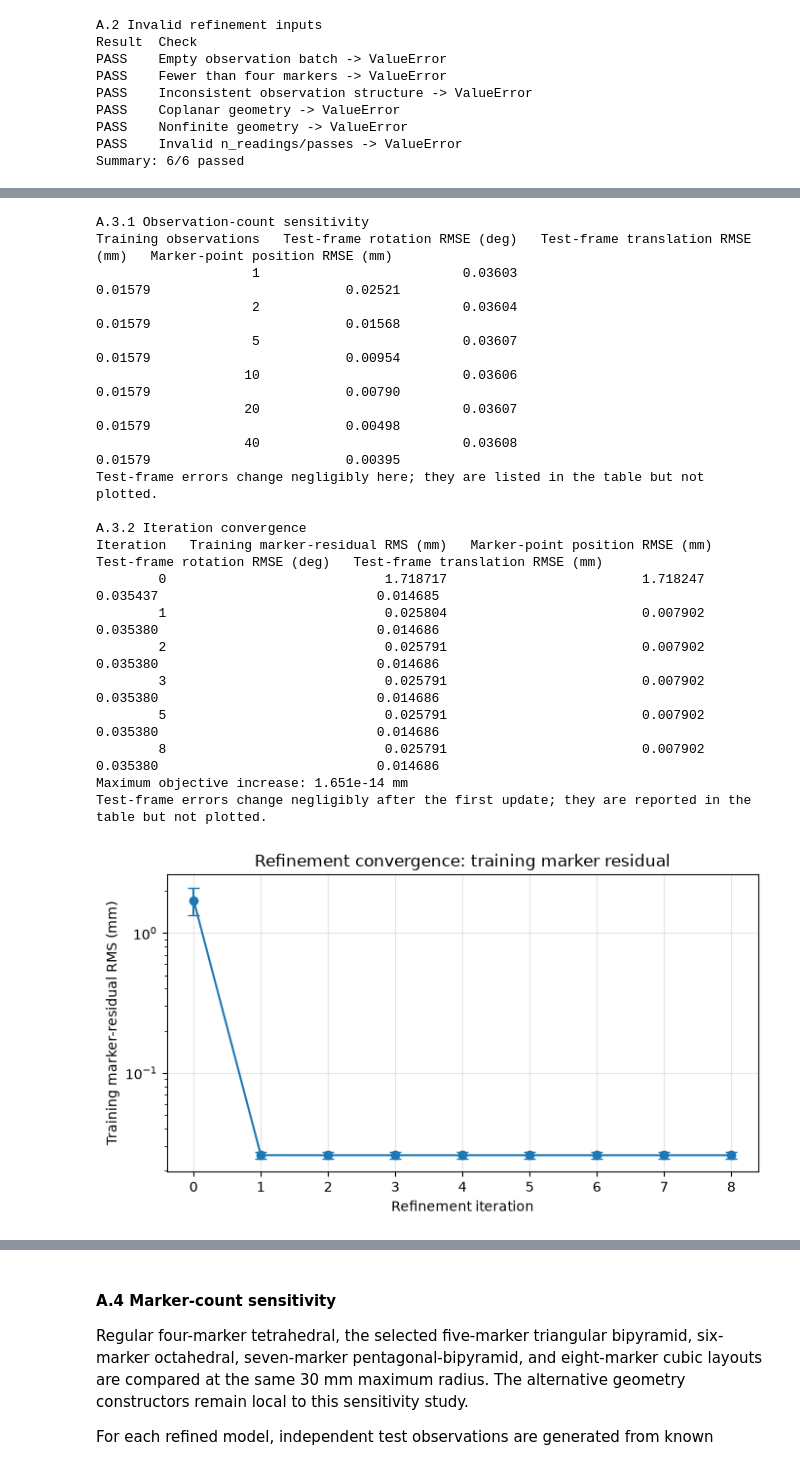
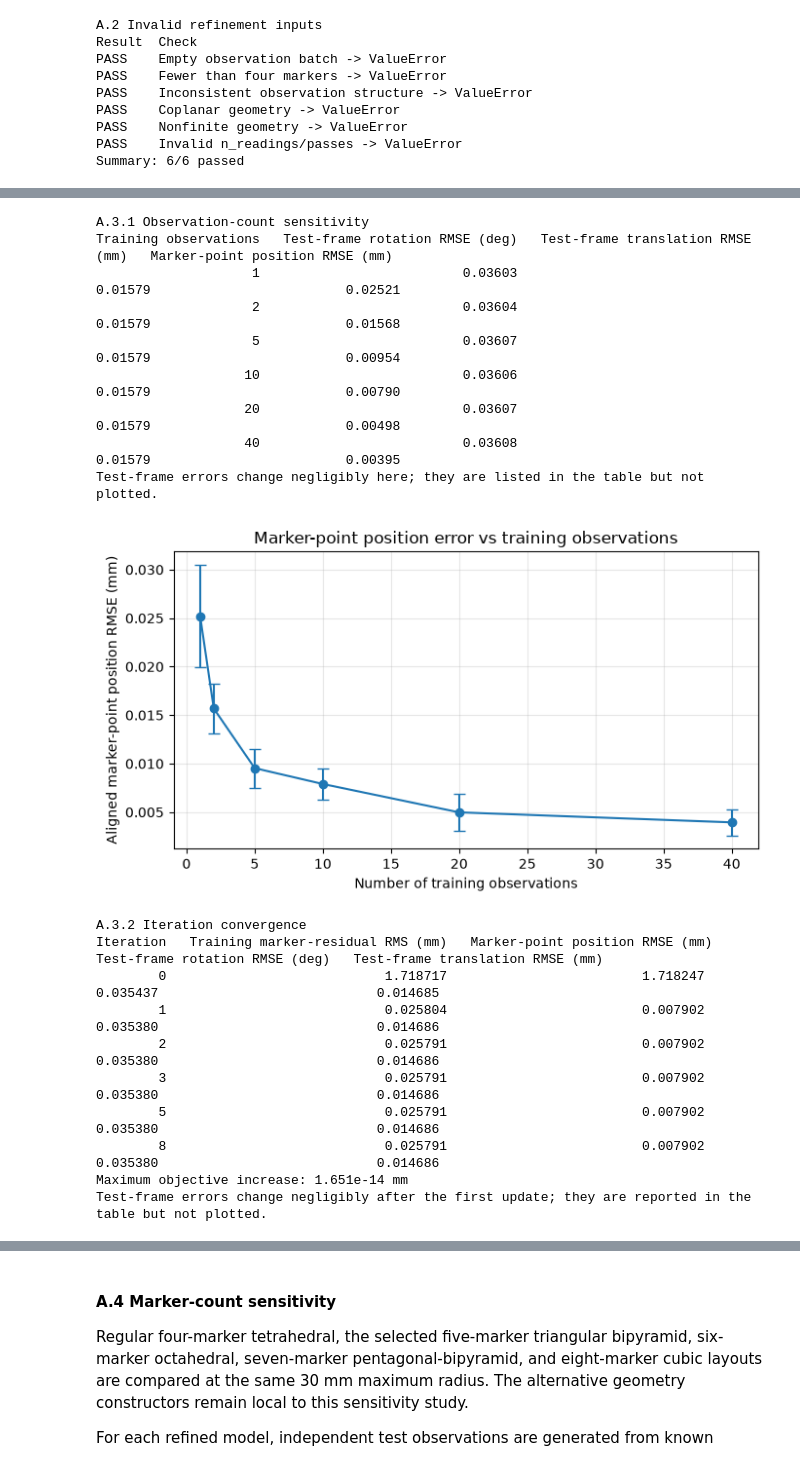
Before and after one commit to Edward-Lin-maker/CIS_I_Course, a Jupyter notebook: assignments/assignment1/notebooks/assignment1_template.ipynb, the cells around one changed output, grey strips where cells are left out. Saved outputs shown, nothing was run; the diff lists cells and outputs as text; code cells hidden in the pictures.

Commit message:
Restore refinement observation plot

```diff
--- a/assignments/assignment1/notebooks/assignment1_template.ipynb
+++ b/assignments/assignment1/notebooks/assignment1_template.ipynb
@@ -1482,6 +1483,25 @@ print(
     "Test-frame errors change negligibly here; they are listed in the table "
     "but not plotted."
 )
+
+# More training observations reduce error in the recovered local marker
+# coordinates; test-frame errors remain in the table because they barely vary.
+figure, axis = plt.subplots(figsize=(7, 4))
+axis.errorbar(
+    refinement_reading_counts,
+    reading_means[:, 0],
+    yerr=reading_stds[:, 0],
+    fmt="o-",
+    capsize=4,
+)
+axis.set(
+    title="Marker-point position error vs training observations",
+    xlabel="Number of training observations",
+    ylabel="Aligned marker-point position RMSE (mm)",
+)
+axis.grid(alpha=0.3)
+plt.tight_layout()
+plt.show()
 
 # A.3.2: reuse one ten-observation set over one continuous trajectory.
 convergence_passes = 8
@@ -1543,42 +1563,41 @@ print(
 
 # The optimized training residual is the direct convergence criterion.
 figure, axis = plt.subplots(figsize=(7, 4))
 axis.errorbar(
     convergence_iterations,
     objective_means,
     yerr=objective_stds,
     fmt="o-",
     capsize=4,
 )
 axis.set(
     title="Refinement convergence: training marker residual",
     xlabel="Refinement iteration",
     ylabel="Training marker-residual RMS (mm)",
     yscale="log",
     xticks=convergence_iterations,
 )
 axis.grid(alpha=0.3)
 plt.tight_layout()
 plt.show()
 # %% [output]
 A.3.1 Observation-count sensitivity
 Training observations   Test-frame rotation RMSE (deg)   Test-frame translation RMSE (mm)   Marker-point position RMSE (mm)
                     1                          0.03603                            0.01579                         0.02521
                     2                          0.03604                            0.01579                         0.01568
                     5                          0.03607                            0.01579                         0.00954
                    10                          0.03606                            0.01579                         0.00790
                    20                          0.03607                            0.01579                         0.00498
                    40                          0.03608                            0.01579                         0.00395
 Test-frame errors change negligibly here; they are listed in the table but not plotted.
-
-A.3.2 Iteration convergence
-Iteration   Training marker-residual RMS (mm)   Marker-point position RMSE (mm)   Test-frame rotation RMSE (deg)   Test-frame translation RMSE (mm)
-        0                            1.718717                         1.718247                         0.035437                            0.014685
-        1                            0.025804                         0.007902                         0.035380                            0.014686
-        2                            0.025791                         0.007902                         0.035380                            0.014686
-        3                            0.025791                         0.007902                         0.035380                            0.014686
-        5                            0.025791                         0.007902                         0.035380                            0.014686
-        8                            0.025791                         0.007902                         0.035380                            0.014686
-Maximum objective increase: 1.651e-14 mm
-Test-frame errors change negligibly after the first update; they are reported in the table but not plotted.
-[figure, old version]
+[figure, new version]
+A.3.2 Iteration convergence
+Iteration   Training marker-residual RMS (mm)   Marker-point position RMSE (mm)   Test-frame rotation RMSE (deg)   Test-frame translation RMSE (mm)
+        0                            1.718717                         1.718247                         0.035437                            0.014685
+        1                            0.025804                         0.007902                         0.035380                            0.014686
+        2                            0.025791                         0.007902                         0.035380                            0.014686
+        3                            0.025791                         0.007902                         0.035380                            0.014686
+        5                            0.025791                         0.007902                         0.035380                            0.014686
+        8                            0.025791                         0.007902                         0.035380                            0.014686
+Maximum objective increase: 1.651e-14 mm
+Test-frame errors change negligibly after the first update; they are reported in the table but not plotted.
```
Also changed, not shown: parts of 3 cells of this notebook.
